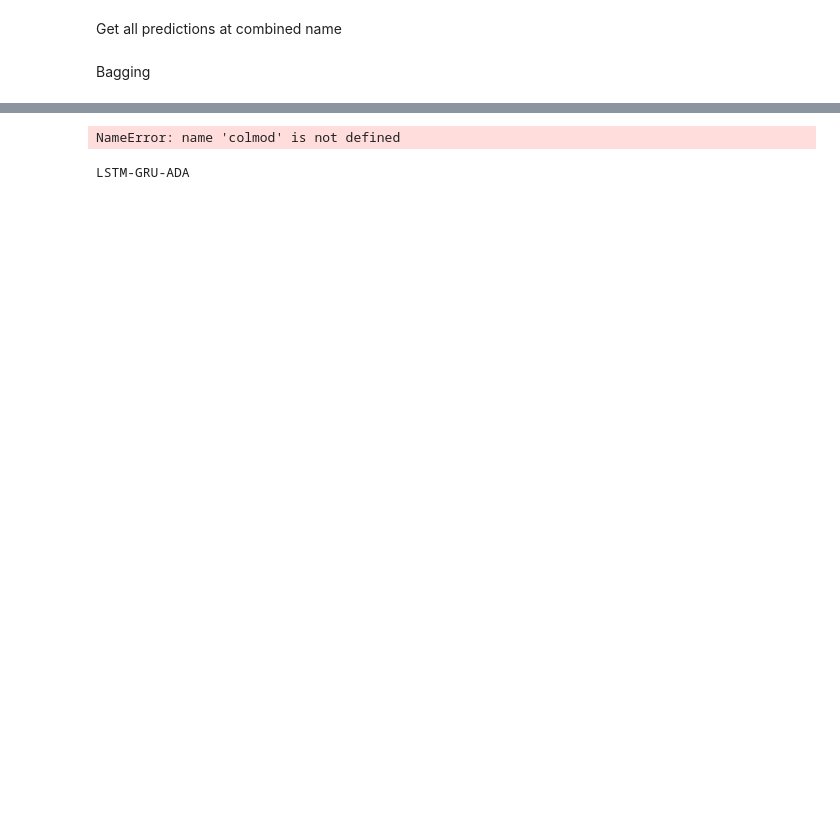
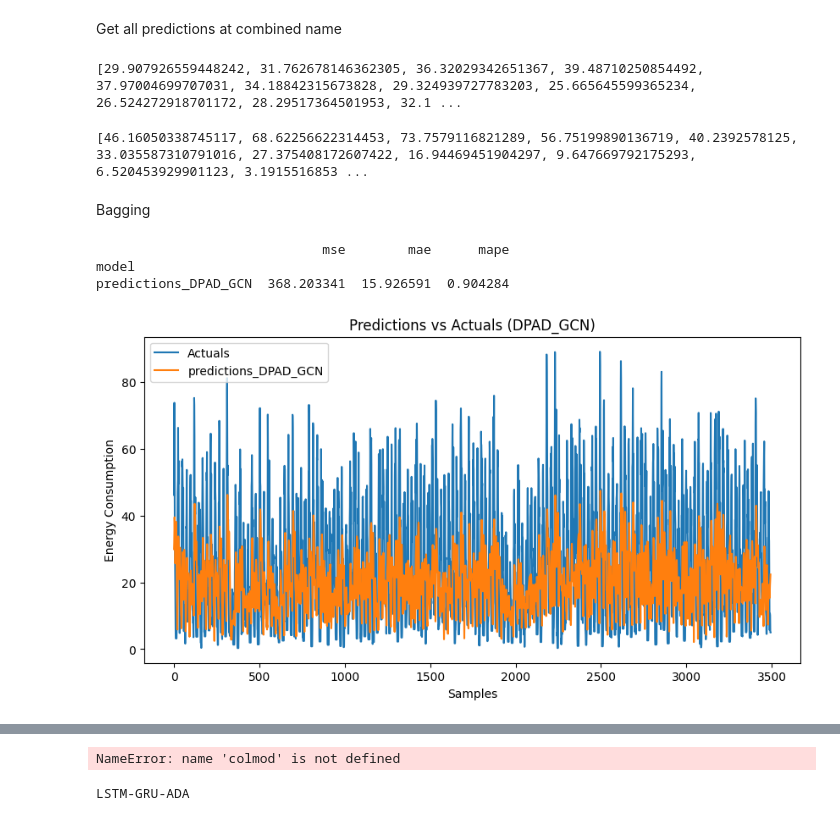
Before and after one commit to sebxGit/P10, a Jupyter notebook: baselines.ipynb, the cells around one changed output, grey strips where cells are left out. Cells and saved outputs as stored; diff of their text form; code cells hidden in the pictures; blank space fills up the shorter version.

Commit message:
added dpad, still trying to implement xpatch

```diff
--- a/baselines.ipynb
+++ b/baselines.ipynb
@@ -181,7 +177,7 @@ class ColoradoDataModule(L.LightningDataModule):
 
     # Load and preprocess the data
     data = pd.read_csv(self.data_dir)
-    data = convert_to_quarterly(data)
+    data = convert_to_hourly(data)
     data = add_features(data)
     df = filter_data(start_date, end_date, data)
 
@@ -393,10 +361,12 @@ colmod.setup(stage=None)
 
 ensemble_models = [
   # MLP(num_features=params['seq_len']*params['input_size'], seq_len=params['batch_size'], num_classes=1),
-  GRU(input_size=params['input_size'], hidden_size=params['hidden_size'], num_layers=params['num_layers'], dropout=params['dropout']),
-  LSTM(input_size=params['input_size'], hidden_size=params['hidden_size'], num_layers=params['num_layers'], dropout=params['dropout']),
+  # GRU(input_size=params['input_size'], hidden_size=params['hidden_size'], num_layers=params['num_layers'], dropout=params['dropout']),
+  # LSTM(input_size=params['input_size'], hidden_size=params['hidden_size'], num_layers=params['num_layers'], dropout=params['dropout']),
   # AdaBoostRegressor(n_estimators=100, random_state=42),
   # RandomForestRegressor(n_estimators=100, random_state=42),
+  # DPAD_GCN(input_len=12, output_len=1, input_dim=22, enc_hidden=168, dec_hidden=168, dropout=0.5, num_levels=2, K_IMP=6, RIN=1)
+  xPatch(params_xpatch),
 ]
 
 model_names = [m.name if isinstance(m, torch.nn.Module) else m.__class__.__name__ for m in ensemble_models]
@@ -479,6 +425,7 @@ Get all predictions at combined name
 # %%
 all_predictions = []
 lengths = []
+# combined_name = "MLP-GRU-LSTM-AdaBoostRegressor-RandomForestRegressor_AsymmetricMAEandMSELoss"
 folder_path = f'Predictions/{combined_name}'
 pt_files = [f for f in os.listdir(folder_path) if f.endswith('.pt')]
 for i, pt_file in enumerate(pt_files):
@@ -490,13 +437,26 @@ for i, pt_file in enumerate(pt_files):
     predictions = predictions.tolist()
   lengths.append(len(predictions))
   all_predictions.append(predictions)
+  print(predictions)
+  break
 
-most_freq_len = max(set(lengths), key=lengths.count)
-for i, pred in enumerate(all_predictions):
-  if len(pred) < most_freq_len:
-    all_predictions[i] += [0] * (most_freq_len - len(pred))
-  elif len(pred) > most_freq_len:
-    all_predictions[i] = pred[-most_freq_len:]
+# most_freq_len = max(set(lengths), key=lengths.count)
+# for i, pred in enumerate(all_predictions):
+#   if len(pred) < most_freq_len:
+#     all_predictions[i] += [0] * (most_freq_len - len(pred))
+#   elif len(pred) > most_freq_len:
+#     all_predictions[i] = pred[-most_freq_len:]
+# %% [output]
+[29.907926559448242, 31.762678146362305, 36.32029342651367, 39.48710250854492, 37.97004699707031, 34.18842315673828, 29.324939727783203, 25.665645599365234, 26.524272918701172, 28.29517364501953, 32.1 ...
+# %%
+actuals = []
+for batch in colmod.predict_dataloader():
+  x, y = batch
+  actuals.extend(y)
+actuals = [val.item() for val in actuals]
+print(actuals)
+# %% [output]
+[46.16050338745117, 68.62256622314453, 73.7579116821289, 56.75199890136719, 40.2392578125, 33.035587310791016, 27.375408172607422, 16.94469451904297, 9.647669792175293, 6.520453929901123, 3.1915516853 ...
 # %% [markdown]
 Bagging
 # %%
@@ -506,33 +466,59 @@ torch.save(ensemble_predictions, filename)
 # %%
 colmod = ColoradoDataModule(data_dir='Colorado/Preprocessing/TestDataset/CleanedColoradoData.csv', scaler=params['scaler'], seq_len=params['seq_len'], batch_size=params['batch_size'], num_workers=params['num_workers'], is_persistent=params['is_persistent'])
 colmod.prepare_data()
 colmod.setup(stage=None)
 
-combined_name = "MLP-GRU-LSTM-AdaBoostRegressor-RandomForestRegressor_AsymmetricMAEandMSELoss"
+combined_name = "DPAD_GCN"
 
 actuals = []
 for batch in colmod.predict_dataloader():
   x, y = batch
   actuals.extend(y.numpy())
 
 actuals_flat = [item for sublist in actuals for item in sublist]
 
 folder_path = f'Predictions/{combined_name}'
 pt_files = [f for f in os.listdir(folder_path) if f.endswith('.pt')]
 
 metrics = []
 plt.figure(figsize=(10, 5))
 plt.plot(actuals_flat, label='Actuals')
 
 for i, pt_file in enumerate(pt_files):
   file_path = os.path.join(folder_path, pt_file)
   predictions = torch.load(file_path)
-  model_name = pt_file.split('.')[0].split('_')[-1]
+  model_name = pt_file.split('.')[0]
+  # model_name = pt_file.split('.')[0].split('_')[-1] #use this with loss function names
 
   if len(predictions) > len(actuals_flat):
     predictions = predictions[-len(actuals_flat):]
   if type(predictions[0]) == torch.Tensor:
     predictions = [item.item() for sublist in predictions for item in sublist]
   elif type(predictions[0]) == np.float64:
     predictions = predictions.tolist()
-  print(len(predictions), len(actuals_flat))
+
+  if len(predictions) == len(actuals_flat):
+    metrics.append({
+      'model': model_name,
+      'mse': mean_squared_error(predictions, actuals_flat),
+      'mae': mean_absolute_error(predictions, actuals_flat),
+      'mape': mean_absolute_percentage_error(predictions, actuals_flat)})
+    plt.plot(predictions, label=model_name)
+
+loss_func_df = pd.concat([pd.DataFrame([m]) for m in metrics])
+loss_func_df.set_index('model', inplace=True)
+print(loss_func_df)
+loss_func_df.to_csv('loss_func_metrics.csv')
+
+plt.xlabel('Samples')
+plt.ylabel('Energy Consumption')
+plt.title(f'Predictions vs Actuals ({combined_name})')
+plt.legend()
+
+plt.savefig(f'{folder_path}/predictions_vs_actuals_{combined_name}.png')
+plt.show()
+# %% [output]
+                             mse        mae      mape
+model
+predictions_DPAD_GCN  368.203341  15.926591  0.904284
+[figure, added]
```
Also changed, not shown: parts of 11 cells of this notebook, 11 other files.
